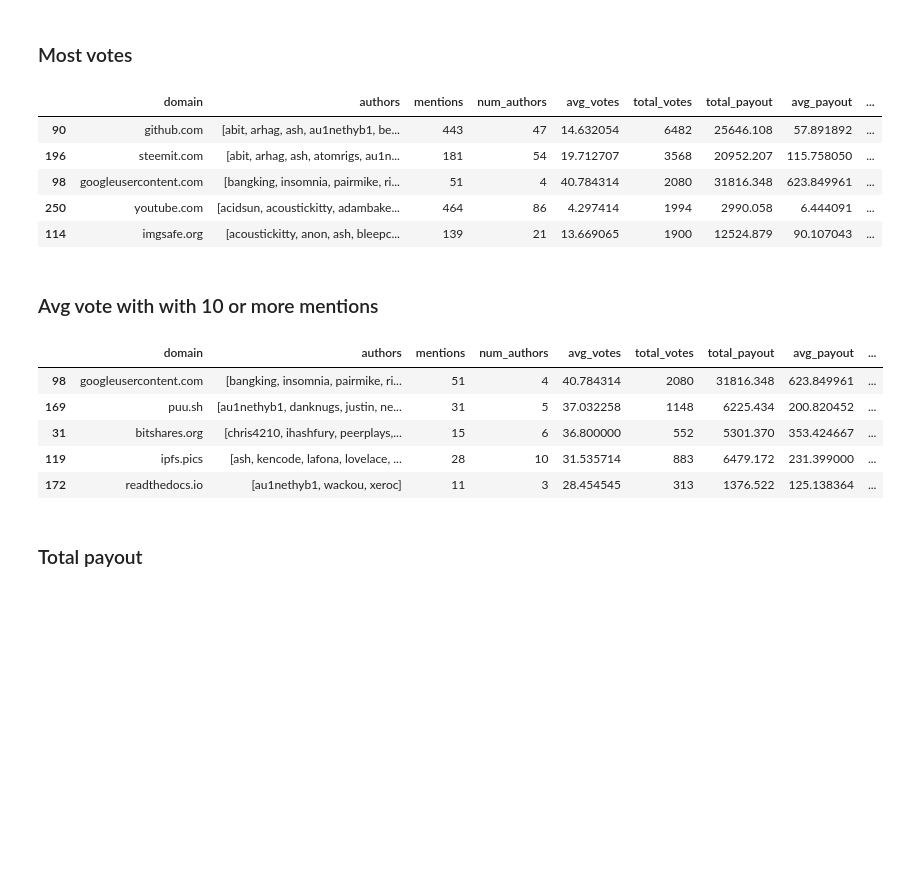
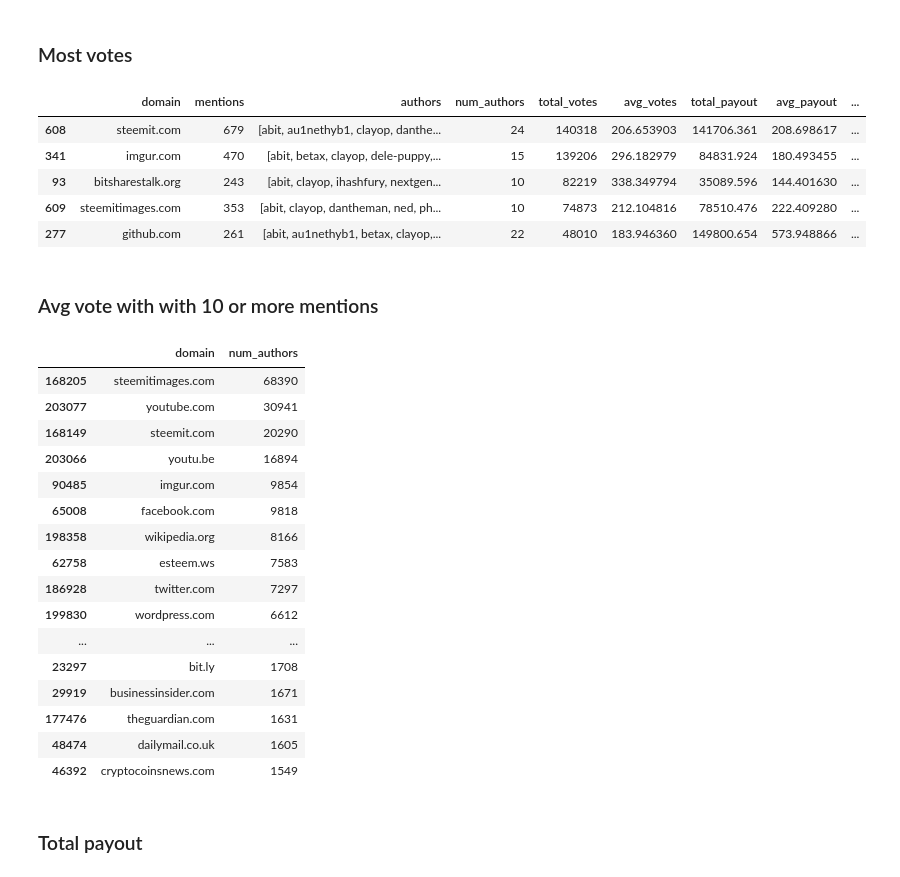
Before and after one commit to codewithcheese/steem-mentions, a Jupyter notebook: Most mentioned websites.ipynb, the cells around one changed output. Saved outputs shown, nothing was run; the diff lists cells and outputs as text; code cells hidden in the pictures; blank space fills up the shorter version.

```diff
--- a/Most mentioned websites.ipynb
+++ b/Most mentioned websites.ipynb
@@ -113,21 +113,24 @@ url_with_author_data.head()
 | 4 | 1 | 0.184 | 2016-04-16 03:33:39 | https://scontent-ord1-1.xx.fbcdn.... | scontent-ord1-1.xx.fbcdn.net | fbcdn.net | red | NaN | ... |
 # %% [markdown]
 ### Truncate settings
+# %%
+pd.set_option('display.max_colwidth', -1)
 # %% [markdown]
 Truncate the url data for testing
 # %%
-use_truncate = True
+use_truncate = False
 if use_truncate:
-    url_with_author_data = url_with_author_data[0:5000]
-    url_data = url_data[0:5000]
+    url_with_author_data = url_with_author_data[0:50000]
+    url_data = url_data[0:50000]
 # %% [markdown]
 ### Group by with metrics
 # %%
 def group_on_field_with_metrics(field_name):
-    url_authors = url_data.groupby(field_name, as_index=False)['author'].agg({'mentions': lambda x: len(x), 'num_authors': lambda x: len(np.unique(x)),'authors': lambda x: np.unique(x)})
-    url_votes = url_data.groupby(field_name, as_index=False)['net_votes'].agg({'total_votes': lambda x: np.sum(x), 'avg_votes': lambda x: np.sum(x) / len(x)})
-    url_payouts = url_data.groupby(field_name, as_index=False)['total_payout_value'].agg({'total_payout': lambda x: np.sum(x), 'avg_payout': lambda x: np.sum(x) / len(x)})
-    url_reputation = url_with_author_data.groupby(field_name, as_index=False)['reputation_score'].agg({'total_reputation': lambda x: np.sum(x), 'avg_reputation': lambda x: np.sum(x) / len(x)})
+    grouped = url_with_author_data.groupby(field_name, as_index=False)
+    url_authors = grouped['author'].agg({'mentions': 'count', 'num_authors': 'nunique','authors': lambda x: np.unique(x)})
+    url_votes = grouped['net_votes'].agg({'total_votes': 'sum', 'avg_votes': 'mean'})
+    url_payouts = grouped['total_payout_value'].agg({'total_payout': 'sum', 'avg_payout': 'mean'})
+    url_reputation = grouped['reputation_score'].agg({'total_reputation': 'sum', 'avg_reputation': 'mean'})
     merge_left = pd.merge(url_authors, url_votes)
     merge_left = pd.merge(merge_left, url_payouts)
     unique_totals = pd.merge(merge_left, url_reputation)
@@ -248,23 +344,34 @@ unique_domains.sort_values('num_authors', ascending=False).head()
 # %%
 unique_domains.sort_values('total_votes', ascending=False).head()
 # %% [output]
-|  | domain | authors | mentions | num_authors | avg_votes | total_votes | total_payout | avg_payout | ... |
-| 90 | github.com | [abit, arhag, ash, au1nethyb1, be... | 443 | 47 | 14.632054 | 6482 | 25646.108 | 57.891892 | ... |
-| 196 | steemit.com | [abit, arhag, ash, atomrigs, au1n... | 181 | 54 | 19.712707 | 3568 | 20952.207 | 115.758050 | ... |
-| 98 | googleusercontent.com | [bangking, insomnia, pairmike, ri... | 51 | 4 | 40.784314 | 2080 | 31816.348 | 623.849961 | ... |
-| 250 | youtube.com | [acidsun, acoustickitty, adambake... | 464 | 86 | 4.297414 | 1994 | 2990.058 | 6.444091 | ... |
-| 114 | imgsafe.org | [acoustickitty, anon, ash, bleepc... | 139 | 21 | 13.669065 | 1900 | 12524.879 | 90.107043 | ... |
+|  | domain | mentions | authors | num_authors | total_votes | avg_votes | total_payout | avg_payout | ... |
+| 608 | steemit.com | 679 | [abit, au1nethyb1, clayop, danthe... | 24 | 140318 | 206.653903 | 141706.361 | 208.698617 | ... |
+| 341 | imgur.com | 470 | [abit, betax, clayop, dele-puppy,... | 15 | 139206 | 296.182979 | 84831.924 | 180.493455 | ... |
+| 93 | bitsharestalk.org | 243 | [abit, clayop, ihashfury, nextgen... | 10 | 82219 | 338.349794 | 35089.596 | 144.401630 | ... |
+| 609 | steemitimages.com | 353 | [abit, clayop, dantheman, ned, ph... | 10 | 74873 | 212.104816 | 78510.476 | 222.409280 | ... |
+| 277 | github.com | 261 | [abit, au1nethyb1, betax, clayop,... | 22 | 48010 | 183.946360 | 149800.654 | 573.948866 | ... |
 # %% [markdown]
 ### Avg vote with with 10 or more mentions
 # %%
-unique_domains.query('mentions >= 10').sort_values('avg_votes', ascending=False).head()
+unique_domains.query('num_authors >= 10').sort_values('num_authors', ascending=False)[['domain', 'num_authors']][0:50]
 # %% [output]
-|  | domain | authors | mentions | num_authors | avg_votes | total_votes | total_payout | avg_payout | ... |
-| 98 | googleusercontent.com | [bangking, insomnia, pairmike, ri... | 51 | 4 | 40.784314 | 2080 | 31816.348 | 623.849961 | ... |
-| 169 | puu.sh | [au1nethyb1, danknugs, justin, ne... | 31 | 5 | 37.032258 | 1148 | 6225.434 | 200.820452 | ... |
-| 31 | bitshares.org | [chris4210, ihashfury, peerplays,... | 15 | 6 | 36.800000 | 552 | 5301.370 | 353.424667 | ... |
-| 119 | ipfs.pics | [ash, kencode, lafona, lovelace, ... | 28 | 10 | 31.535714 | 883 | 6479.172 | 231.399000 | ... |
-| 172 | readthedocs.io | [au1nethyb1, wackou, xeroc] | 11 | 3 | 28.454545 | 313 | 1376.522 | 125.138364 | ... |
+|  | domain | num_authors |
+| 168205 | steemitimages.com | 68390 |
+| 203077 | youtube.com | 30941 |
+| 168149 | steemit.com | 20290 |
+| 203066 | youtu.be | 16894 |
+| 90485 | imgur.com | 9854 |
+| 65008 | facebook.com | 9818 |
+| 198358 | wikipedia.org | 8166 |
+| 62758 | esteem.ws | 7583 |
+| 186928 | twitter.com | 7297 |
+| 199830 | wordpress.com | 6612 |
+| ... | ... | ... |
+| 23297 | bit.ly | 1708 |
+| 29919 | businessinsider.com | 1671 |
+| 177476 | theguardian.com | 1631 |
+| 48474 | dailymail.co.uk | 1605 |
+| 46392 | cryptocoinsnews.com | 1549 |
 # %% [markdown]
 ### Total payout
 # %%
```
Also changed, not shown: parts of 49 cells of this notebook, 4 other files.
